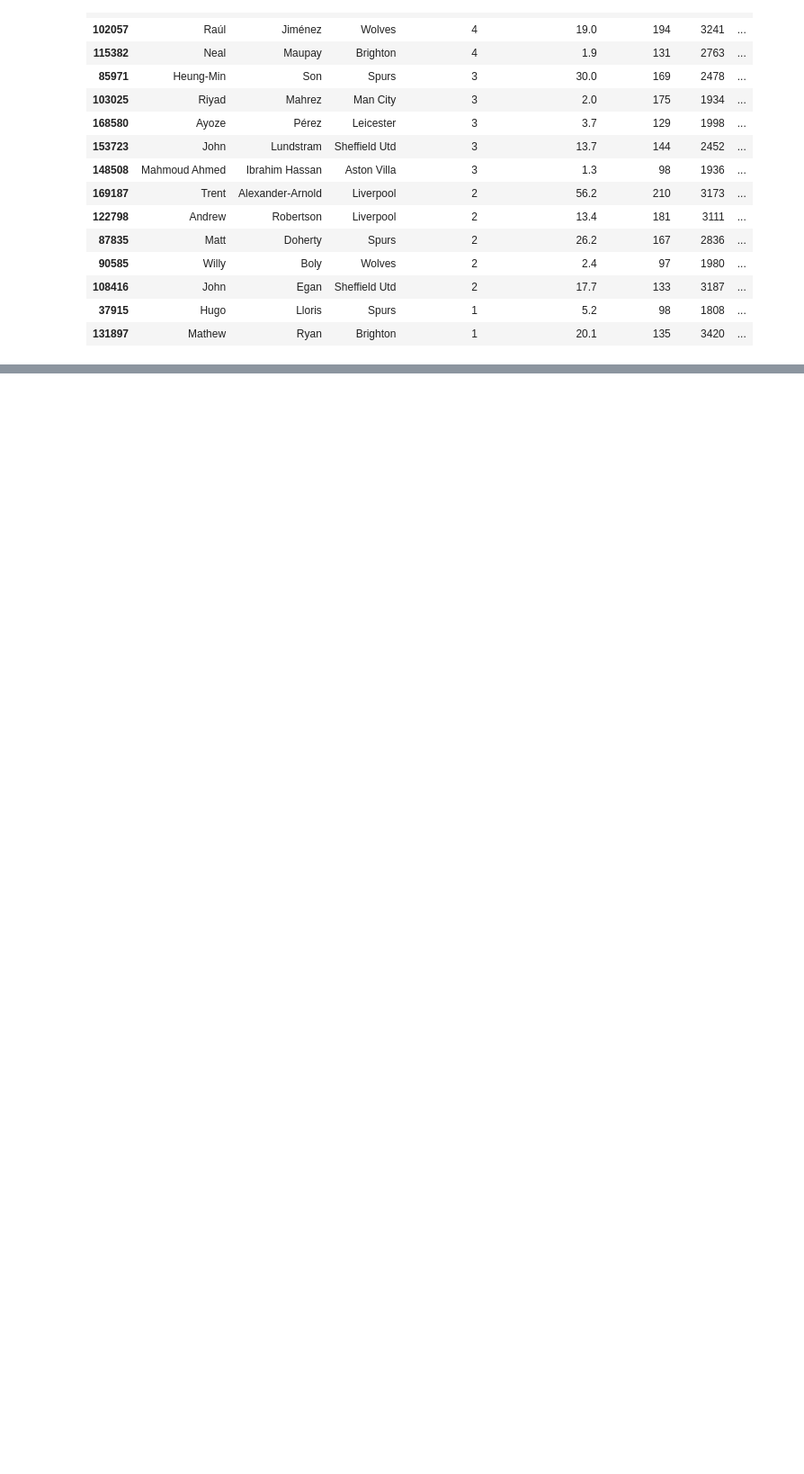
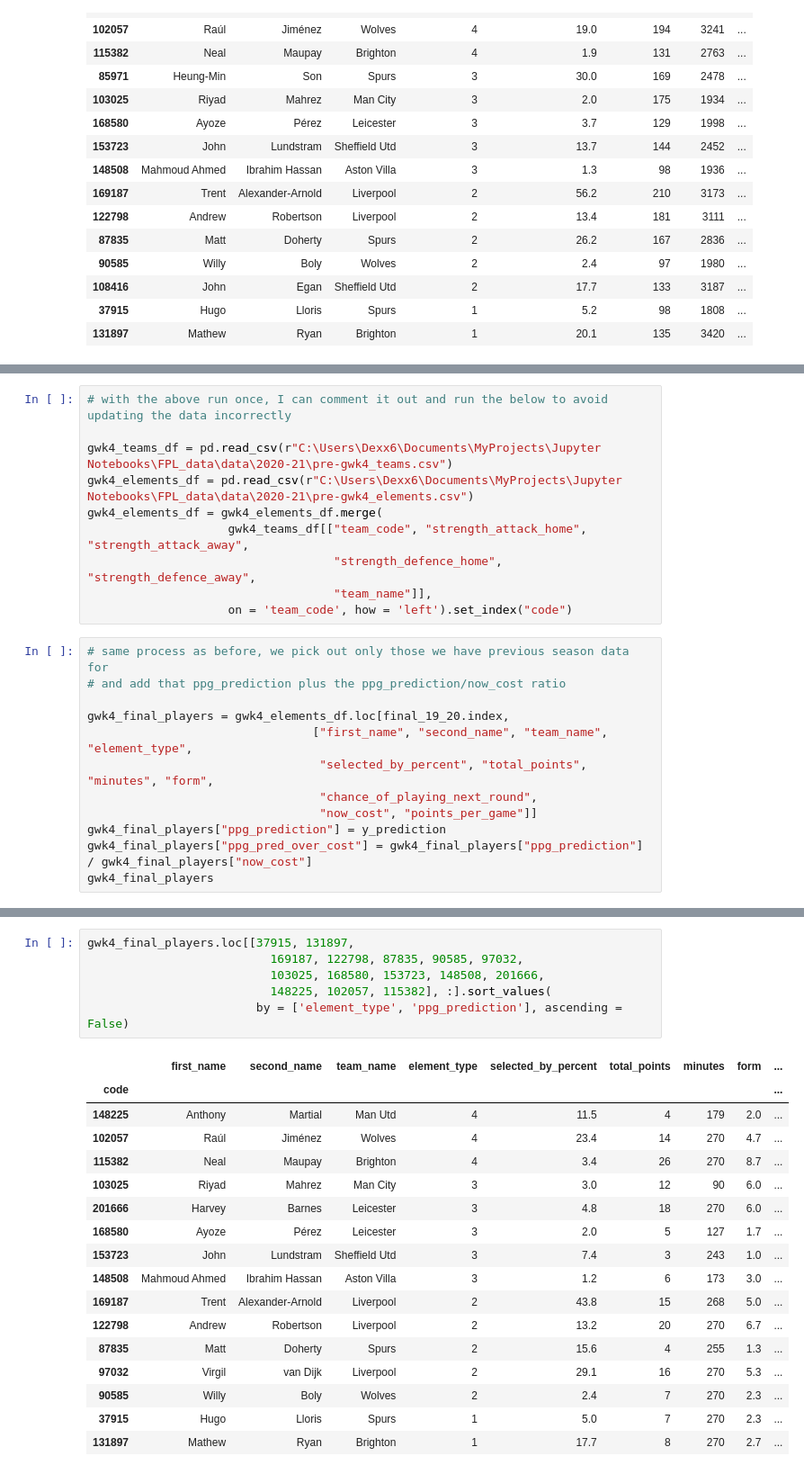
Before and after one commit to CW64-coding/FPL_model, a Jupyter notebook: FPL.ipynb, the cells around one changed output, grey strips where cells are left out. Shown at 90% size. Saved outputs shown, nothing was run; the diff lists cells and outputs as text; blank space fills up the shorter version.

```diff
--- a/FPL.ipynb
+++ b/FPL.ipynb
@@ -960,0 +1209,22 @@ team_choices_dfs[max(team_choices_dfs)].sort_values(by = ['element_type', 'ppg_p
+# %%
+# with the above run once, I can comment it out and run the below to avoid updating the data incorrectly
+
+gwk4_teams_df = pd.read_csv(r"C:\Users\Dexx6\Documents\MyProjects\Jupyter Notebooks\FPL_data\data\2020-21\pre-gwk4_teams.csv")
+gwk4_elements_df = pd.read_csv(r"C:\Users\Dexx6\Documents\MyProjects\Jupyter Notebooks\FPL_data\data\2020-21\pre-gwk4_elements.csv")
+gwk4_elements_df = gwk4_elements_df.merge(
+                    gwk4_teams_df[["team_code", "strength_attack_home", "strength_attack_away",
+                                   "strength_defence_home", "strength_defence_away",
+                                   "team_name"]],
+                    on = 'team_code', how = 'left').set_index("code")
+# %%
+# same process as before, we pick out only those we have previous season data for
+# and add that ppg_prediction plus the ppg_prediction/now_cost ratio
+
+gwk4_final_players = gwk4_elements_df.loc[final_19_20.index,
+                                ["first_name", "second_name", "team_name", "element_type",
+                                 "selected_by_percent", "total_points", "minutes", "form",
+                                 "chance_of_playing_next_round",
+                                 "now_cost", "points_per_game"]]
+gwk4_final_players["ppg_prediction"] = y_prediction
+gwk4_final_players["ppg_pred_over_cost"] = gwk4_final_players["ppg_prediction"] / gwk4_final_players["now_cost"]
+gwk4_final_players
@@ -960,0 +1296,24 @@ team_choices_dfs[max(team_choices_dfs)].sort_values(by = ['element_type', 'ppg_p
+# %%
+gwk4_final_players.loc[[37915, 131897,
+                          169187, 122798, 87835, 90585, 97032,
+                          103025, 168580, 153723, 148508, 201666,
+                          148225, 102057, 115382], :].sort_values(
+                        by = ['element_type', 'ppg_prediction'], ascending = False)
+# %% [output]
+|  | first_name | second_name | team_name | element_type | selected_by_percent | total_points | minutes | form | ... |
+| code |  |  |  |  |  |  |  |  | ... |
+| 148225 | Anthony | Martial | Man Utd | 4 | 11.5 | 4 | 179 | 2.0 | ... |
+| 102057 | Raúl | Jiménez | Wolves | 4 | 23.4 | 14 | 270 | 4.7 | ... |
+| 115382 | Neal | Maupay | Brighton | 4 | 3.4 | 26 | 270 | 8.7 | ... |
+| 103025 | Riyad | Mahrez | Man City | 3 | 3.0 | 12 | 90 | 6.0 | ... |
+| 201666 | Harvey | Barnes | Leicester | 3 | 4.8 | 18 | 270 | 6.0 | ... |
+| 168580 | Ayoze | Pérez | Leicester | 3 | 2.0 | 5 | 127 | 1.7 | ... |
+| 153723 | John | Lundstram | Sheffield Utd | 3 | 7.4 | 3 | 243 | 1.0 | ... |
+| 148508 | Mahmoud Ahmed | Ibrahim Hassan | Aston Villa | 3 | 1.2 | 6 | 173 | 3.0 | ... |
+| 169187 | Trent | Alexander-Arnold | Liverpool | 2 | 43.8 | 15 | 268 | 5.0 | ... |
+| 122798 | Andrew | Robertson | Liverpool | 2 | 13.2 | 20 | 270 | 6.7 | ... |
+| 87835 | Matt | Doherty | Spurs | 2 | 15.6 | 4 | 255 | 1.3 | ... |
+| 97032 | Virgil | van Dijk | Liverpool | 2 | 29.1 | 16 | 270 | 5.3 | ... |
+| 90585 | Willy | Boly | Wolves | 2 | 2.4 | 7 | 270 | 2.3 | ... |
+| 37915 | Hugo | Lloris | Spurs | 1 | 5.0 | 7 | 270 | 2.3 | ... |
+| 131897 | Mathew | Ryan | Brighton | 1 | 17.7 | 8 | 270 | 2.7 | ... |
```
Also changed, not shown: parts of 41 cells of this notebook.
